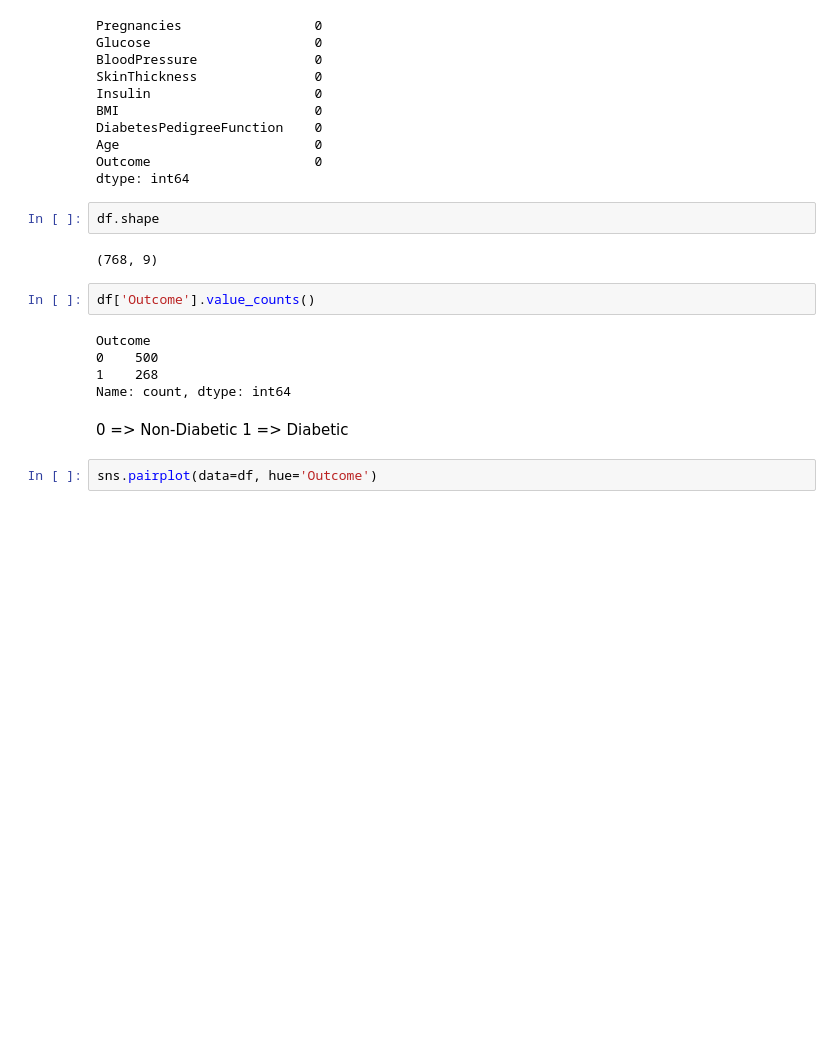
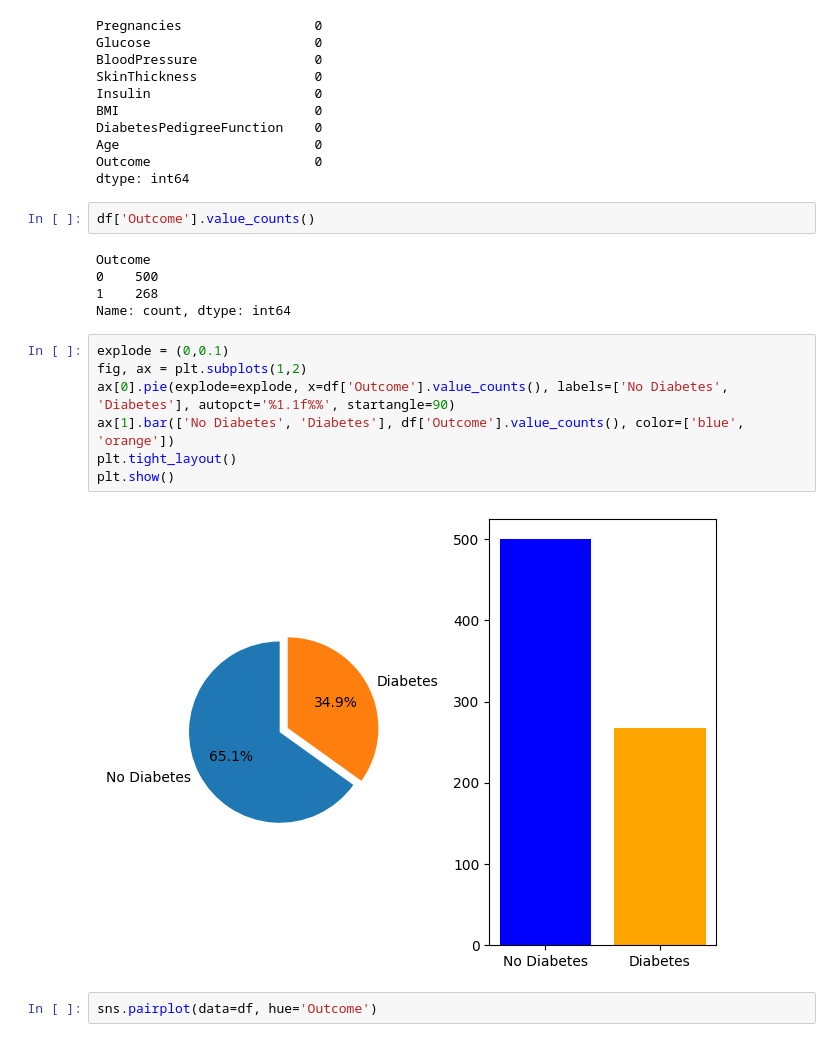
Before and after one commit to AhmadJer99/MedicalProject, a Jupyter notebook: DiabetesPrediction.ipynb, the cells around one changed output. Saved outputs shown, nothing was run; the diff lists cells and outputs as text; blank space fills up the shorter version.

```diff
--- a/DiabetesPrediction.ipynb
+++ b/DiabetesPrediction.ipynb
@@ -62,10 +62,6 @@ DiabetesPedigreeFunction    0
 Age                         0
 Outcome                     0
 dtype: int64
-# %%
-df.shape
-# %% [output]
-(768, 9)
 # %%
 df['Outcome'].value_counts()
 # %% [output]
@@ -73,9 +69,15 @@ Outcome
 0    500
 1    268
 Name: count, dtype: int64
-# %% [markdown]
-0 => Non-Diabetic
-1 => Diabetic
+# %%
+explode = (0,0.1)
+fig, ax = plt.subplots(1,2)
+ax[0].pie(explode=explode, x=df['Outcome'].value_counts(), labels=['No Diabetes', 'Diabetes'], autopct='%1.1f%%', startangle=90)
+ax[1].bar(['No Diabetes', 'Diabetes'], df['Outcome'].value_counts(), color=['blue', 'orange'])
+plt.tight_layout()
+plt.show()
+# %% [output]
+[figure, added]
 # %%
 sns.pairplot(data=df, hue='Outcome')
 # %% [output]
```
Also changed, not shown: parts of 18 cells of this notebook, 1 other file.
